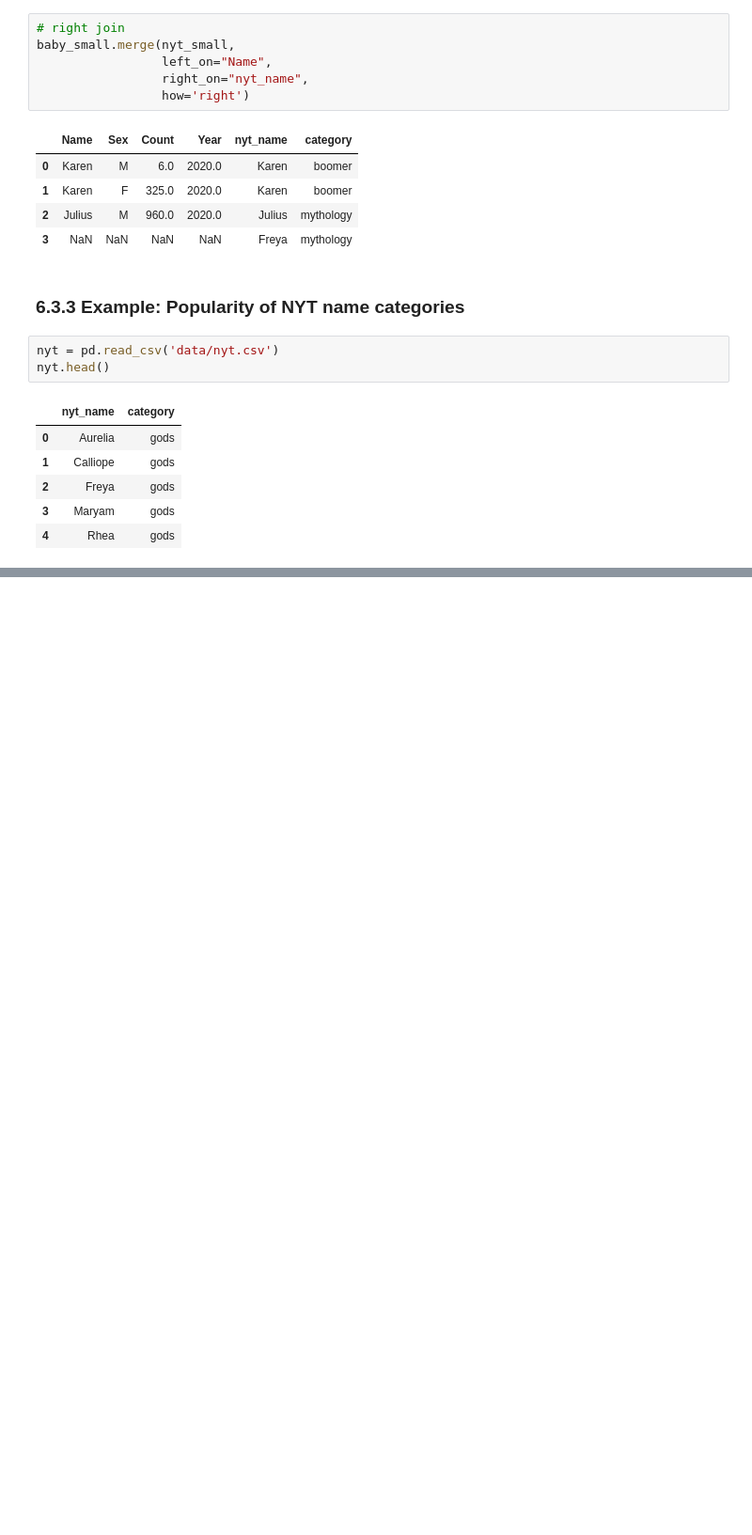
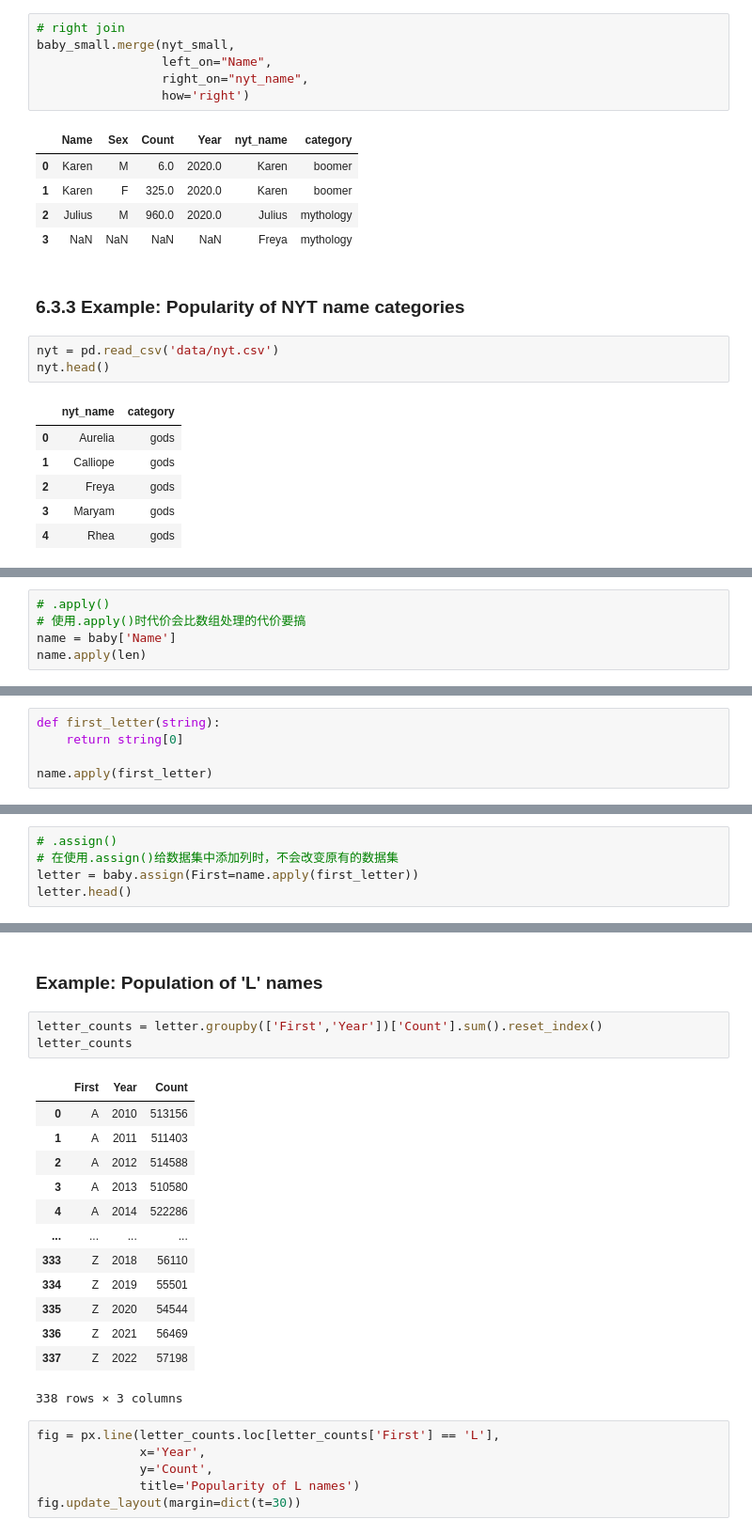
Before and after one commit to OneRaise5385/DataScience, a Jupyter notebook: prac06.ipynb, the cells around one changed output, grey strips where cells are left out. Shown: that part at 94% size. Cells and saved outputs as stored; diff of their text form; blank space fills up the shorter version.

```diff
--- a/prac06.ipynb
+++ b/prac06.ipynb
@@ -211,0 +473,5 @@ nyt.head()
+# %%
+# .apply()
+# 使用.apply()时代价会比数组处理的代价要搞
+name = baby['Name']
+name.apply(len)
@@ -211,0 +491,5 @@ nyt.head()
+# %%
+def first_letter(string):
+    return string[0]
+
+name.apply(first_letter)
@@ -211,0 +509,5 @@ nyt.head()
+# %%
+# .assign()
+# 在使用.assign()给数据集中添加列时，不会改变原有的数据集
+letter = baby.assign(First=name.apply(first_letter))
+letter.head()
@@ -211,0 +521,25 @@ nyt.head()
+# %% [markdown]
+### Example: Population of 'L' names
+# %%
+letter_counts = letter.groupby(['First','Year'])['Count'].sum().reset_index()
+letter_counts
+# %% [output]
+|  | First | Year | Count |
+| 0 | A | 2010 | 513156 |
+| 1 | A | 2011 | 511403 |
+| 2 | A | 2012 | 514588 |
+| 3 | A | 2013 | 510580 |
+| 4 | A | 2014 | 522286 |
+| ... | ... | ... | ... |
+| 333 | Z | 2018 | 56110 |
+| 334 | Z | 2019 | 55501 |
+| 335 | Z | 2020 | 54544 |
+| 336 | Z | 2021 | 56469 |
+| 337 | Z | 2022 | 57198 |
+338 rows × 3 columns
+# %%
+fig = px.line(letter_counts.loc[letter_counts['First'] == 'L'],
+              x='Year',
+              y='Count',
+              title='Popularity of L names')
+fig.update_layout(margin=dict(t=30))
```
Also changed, not shown: parts of 32 cells of this notebook, 2 other files.
